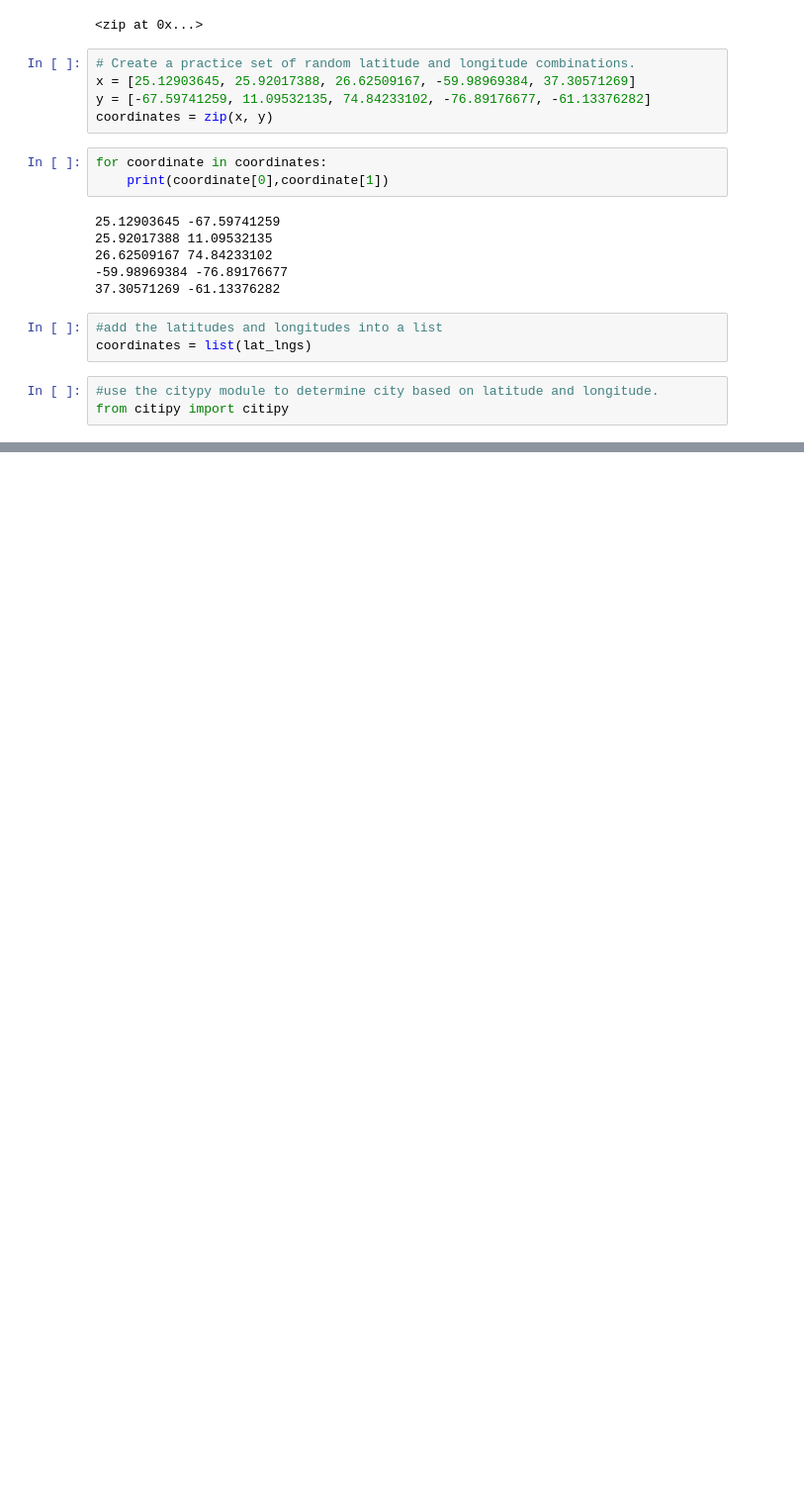
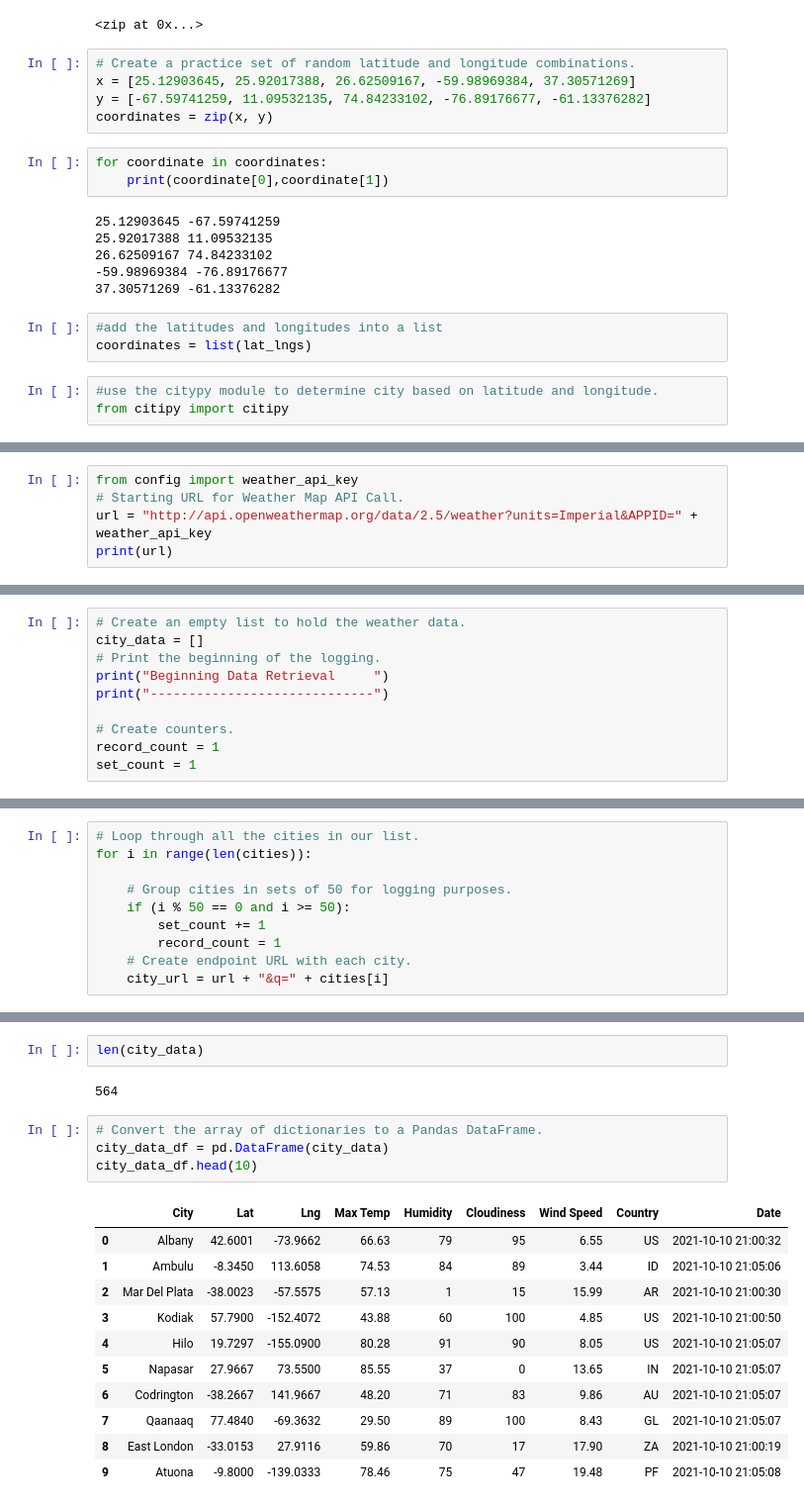
Before and after one commit to gram89/World_Weather_Analysis, a Jupyter notebook: WeatherPy.ipynb, the cells around one changed output, grey strips where cells are left out. Shown at 99% size. Drawn from its saved outputs; the diff is of its cells as text; blank space fills up the shorter version.

```diff
--- a/WeatherPy.ipynb
+++ b/WeatherPy.ipynb
@@ -71,0 +77,5 @@ len(cities)
+# %%
+from config import weather_api_key
+# Starting URL for Weather Map API Call.
+url = "http://api.openweathermap.org/data/2.5/weather?units=Imperial&APPID=" + weather_api_key
+print(url)
@@ -71,0 +86,10 @@ len(cities)
+# %%
+# Create an empty list to hold the weather data.
+city_data = []
+# Print the beginning of the logging.
+print("Beginning Data Retrieval     ")
+print("-----------------------------")
+
+# Create counters.
+record_count = 1
+set_count = 1
@@ -71,0 +99,10 @@ len(cities)
+# %%
+# Loop through all the cities in our list.
+for i in range(len(cities)):
+
+    # Group cities in sets of 50 for logging purposes.
+    if (i % 50 == 0 and i >= 50):
+        set_count += 1
+        record_count = 1
+    # Create endpoint URL with each city.
+    city_url = url + "&q=" + cities[i]
@@ -71,0 +176,20 @@ len(cities)
+# %%
+len(city_data)
+# %% [output]
+564
+# %%
+# Convert the array of dictionaries to a Pandas DataFrame.
+city_data_df = pd.DataFrame(city_data)
+city_data_df.head(10)
+# %% [output]
+|  | City | Lat | Lng | Max Temp | Humidity | Cloudiness | Wind Speed | Country | Date |
+| 0 | Albany | 42.6001 | -73.9662 | 66.63 | 79 | 95 | 6.55 | US | 2021-10-10 21:00:32 |
+| 1 | Ambulu | -8.3450 | 113.6058 | 74.53 | 84 | 89 | 3.44 | ID | 2021-10-10 21:05:06 |
+| 2 | Mar Del Plata | -38.0023 | -57.5575 | 57.13 | 1 | 15 | 15.99 | AR | 2021-10-10 21:00:30 |
+| 3 | Kodiak | 57.7900 | -152.4072 | 43.88 | 60 | 100 | 4.85 | US | 2021-10-10 21:00:50 |
+| 4 | Hilo | 19.7297 | -155.0900 | 80.28 | 91 | 90 | 8.05 | US | 2021-10-10 21:05:07 |
+| 5 | Napasar | 27.9667 | 73.5500 | 85.55 | 37 | 0 | 13.65 | IN | 2021-10-10 21:05:07 |
+| 6 | Codrington | -38.2667 | 141.9667 | 48.20 | 71 | 83 | 9.86 | AU | 2021-10-10 21:05:07 |
+| 7 | Qaanaaq | 77.4840 | -69.3632 | 29.50 | 89 | 100 | 8.43 | GL | 2021-10-10 21:05:07 |
+| 8 | East London | -33.0153 | 27.9116 | 59.86 | 70 | 17 | 17.90 | ZA | 2021-10-10 21:00:19 |
+| 9 | Atuona | -9.8000 | -139.0333 | 78.46 | 75 | 47 | 19.48 | PF | 2021-10-10 21:05:08 |
```
Also changed, not shown: parts of 9 cells of this notebook, 3 other files.
